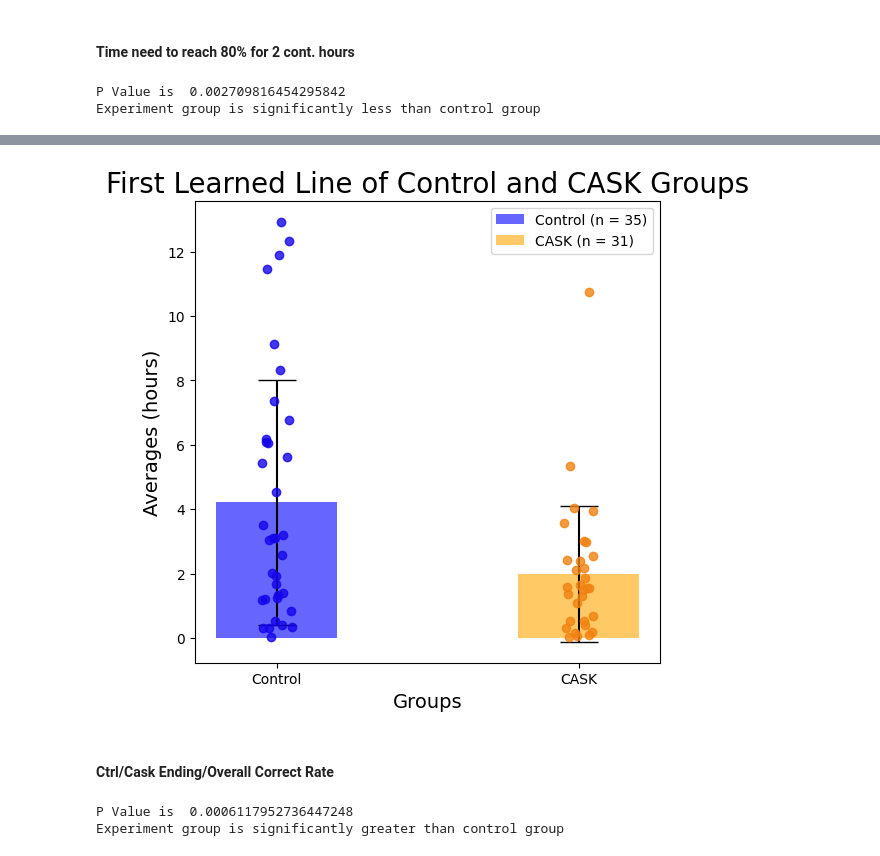
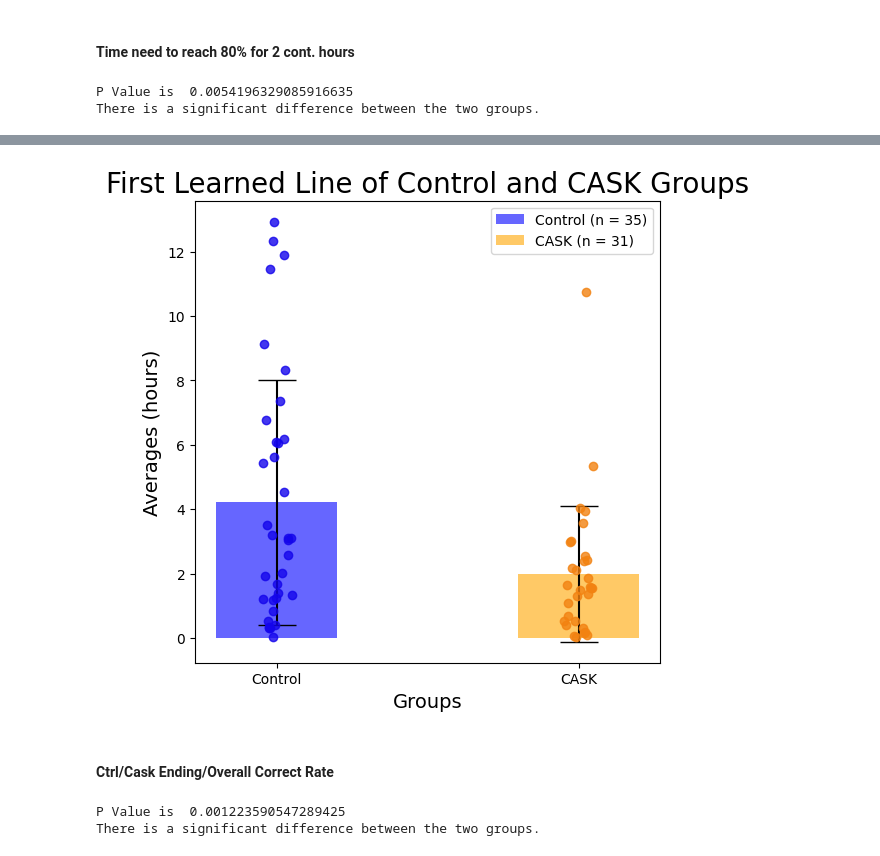
Before and after one commit to ftlabucsd/FEDUPP, a Jupyter notebook: CASK_analysis/CASK FR1 accuracy.ipynb, the cells around one changed output, grey strips where cells are left out. Saved outputs shown, nothing was run; the diff lists cells and outputs as text; code cells hidden in the pictures.

```diff
--- a/CASK_analysis/CASK FR1 accuracy.ipynb
+++ b/CASK_analysis/CASK FR1 accuracy.ipynb
@@ -4,10 +4,14 @@
 import sys
 sys.path.insert(0, '../scripts')
 
+import os
 from accuracy import graph_cumulative_acc, read_and_record, graph_group_stats
 from intervals import perform_T_test
 from path import fr1_ctrl_path, fr1_cask_path, fr1_ctrl_sheets, fr1_cask_sheets
+from path import fr1_ctrl_cohorts, fr1_cask_cohorts
+print(f'There are {len(fr1_ctrl_cohorts)} cohorts in control and {len(fr1_cask_cohorts)} in CASK')
 
+export_root = '../export/Figure 1/Supplementary 1'
 ctrl_ending_corr = []
 cask_ending_corr = []
 ctrl_learned_time = []
@@ -75,12 +63,13 @@ if len(group_data) > 0:
 # %% [markdown]
 #### Time need to reach 80% for 2 cont. hours
 # %%
-perform_T_test(ctrl_learned_time, cask_learned_time, test_side='less')
+perform_T_test(ctrl_learned_time, cask_learned_time, test_side='two-sided')
 # %% [output]
-P Value is  0.002709816454295842
-Experiment group is significantly less than control group
+P Value is  0.0054196329085916635
+There is a significant difference between the two groups.
 # %%
-graph_group_stats(ctrl=ctrl_learned_time, exp=cask_learned_time, exp_name='CASK', stats_name='First Learned Line', unit='hours')
+graph_group_stats(ctrl=ctrl_learned_time, exp=cask_learned_time, exp_name='CASK', stats_name='First Learned Line', unit='hours',
+                  export_path=os.path.join(export_root, '..', 'FR1_FirstLearnedLine_barplot.svg'))
 # %% [output]
 Control Size: 35
 CASK Size: 31
@@ -89,5 +78,5 @@ CASK Average: 1.9930017921146954
 Control Standard Deviation: 3.8129118341832524
 CASK Standard Deviation: 2.105624149204395
-[figure, old version]
+[figure, new version]
 # %%
 import pickle
@@ -95,8 +84,8 @@ pickle.dump((ctrl_acc_dict, cask_acc_dict), open('./ctrl_fr1_acc.pkl', 'wb'))
 # %% [markdown]
 #### Ctrl/Cask Ending/Overall Correct Rate
 # %%
-perform_T_test(ctrl_ending_corr, cask_ending_corr, test_side='greater')
+perform_T_test(ctrl_ending_corr, cask_ending_corr, test_side='two-sided')
 # %% [output]
-P Value is  0.0006117952736447248
-Experiment group is significantly greater than control group
+P Value is  0.001223590547289425
+There is a significant difference between the two groups.
 # %%
```
Also changed, not shown: parts of 9 cells of this notebook, 22 other files.
